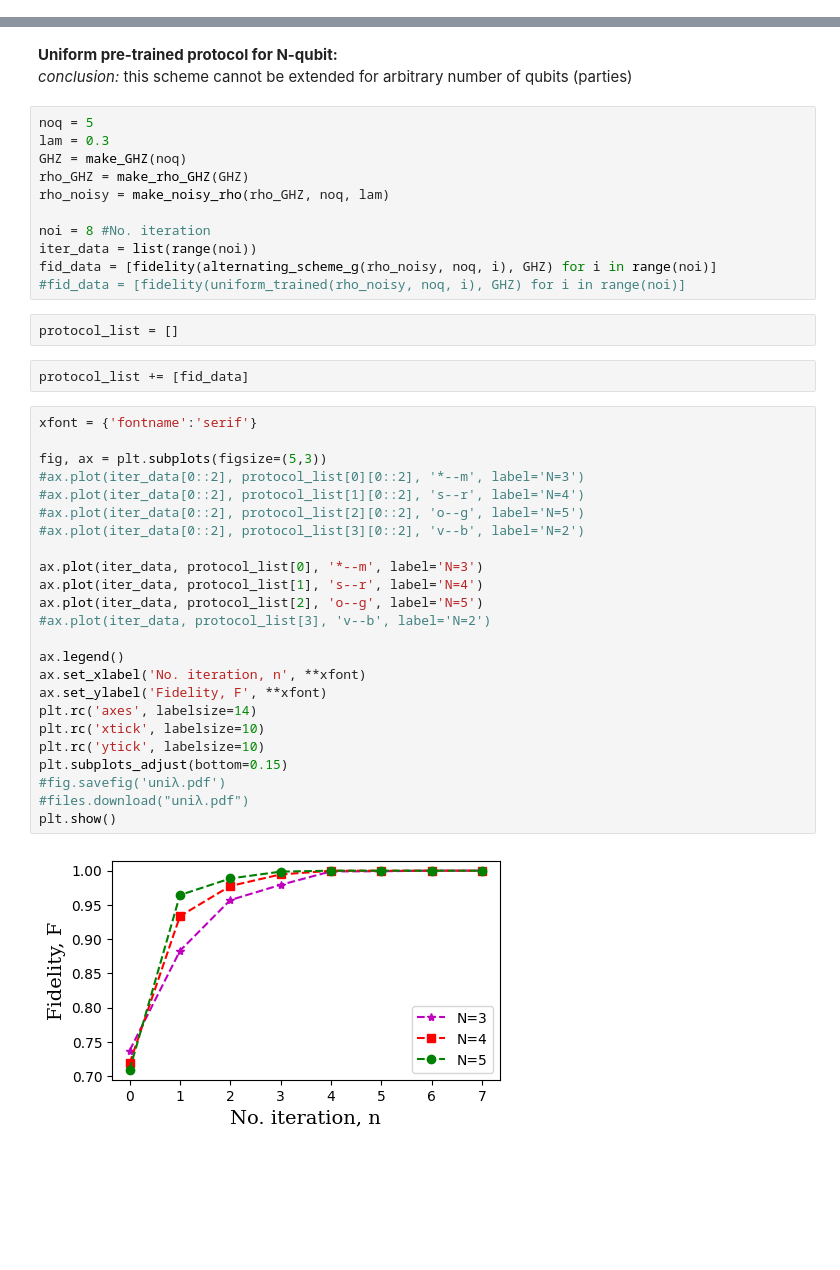
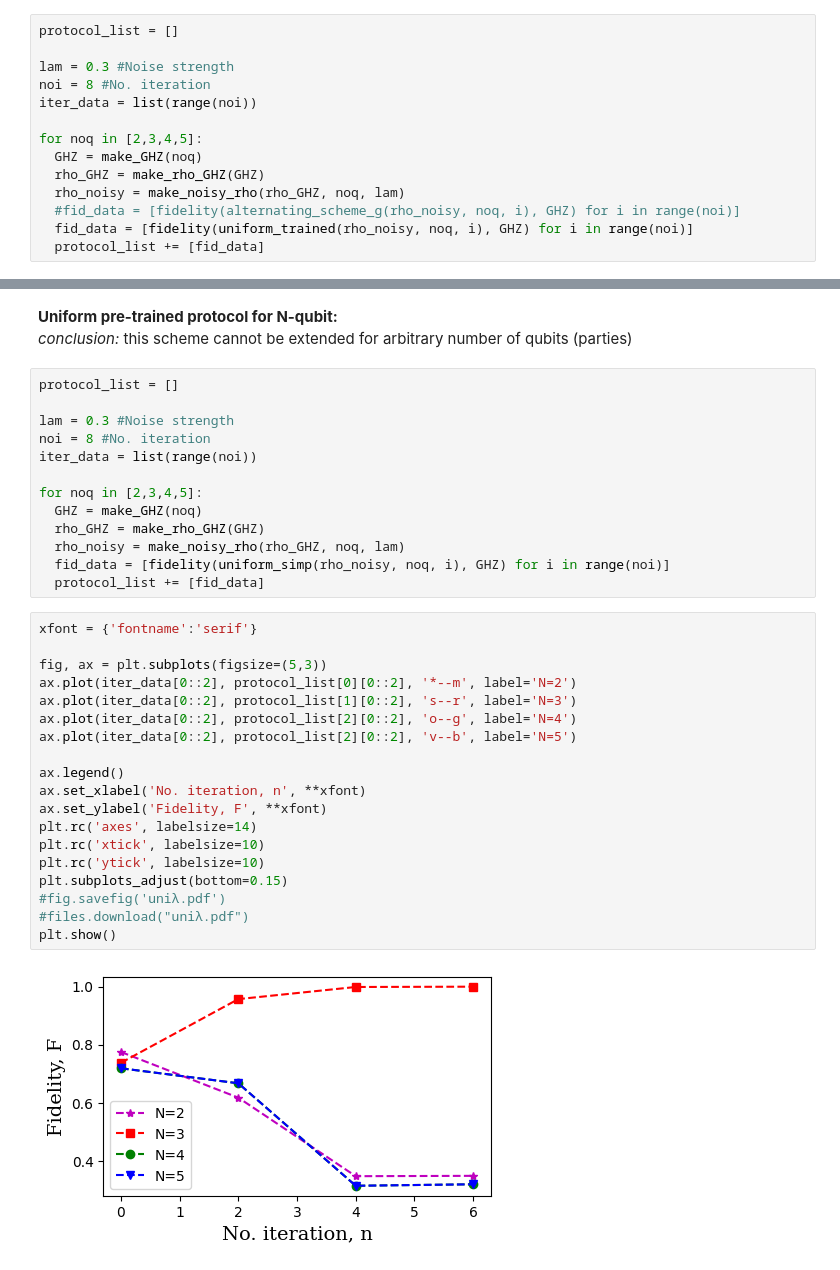
Before and after one commit to Aron9605/N-qubit-nonlinear-protocol, a Jupyter notebook: Nqubit_numerics.ipynb, the cells around one changed output, grey strips where cells are left out. Drawn from its saved outputs; the diff is of its cells as text; blank space fills up the shorter version.

```diff
--- a/Nqubit_numerics.ipynb
+++ b/Nqubit_numerics.ipynb
@@ -316,0 +336,14 @@ plt.show()
+# %%
+protocol_list = []
+
+lam = 0.3 #Noise strength
+noi = 8 #No. iteration
+iter_data = list(range(noi))
+
+for noq in [2,3,4,5]:
+  GHZ = make_GHZ(noq)
+  rho_GHZ = make_rho_GHZ(GHZ)
+  rho_noisy = make_noisy_rho(rho_GHZ, noq, lam)
+  #fid_data = [fidelity(alternating_scheme_g(rho_noisy, noq, i), GHZ) for i in range(noi)]
+  fid_data = [fidelity(uniform_trained(rho_noisy, noq, i), GHZ) for i in range(noi)]
+  protocol_list += [fid_data]
@@ -318,43 +372,36 @@ plt.show()
 **Uniform pre-trained protocol for N-qubit:** <br>
 *conclusion:* this scheme cannot be extended for arbitrary number of qubits (parties)
 # %%
-noq = 5
-lam = 0.3
-GHZ = make_GHZ(noq)
-rho_GHZ = make_rho_GHZ(GHZ)
-rho_noisy = make_noisy_rho(rho_GHZ, noq, lam)
+protocol_list = []
 
+lam = 0.3 #Noise strength
 noi = 8 #No. iteration
 iter_data = list(range(noi))
-fid_data = [fidelity(alternating_scheme_g(rho_noisy, noq, i), GHZ) for i in range(noi)]
-#fid_data = [fidelity(uniform_trained(rho_noisy, noq, i), GHZ) for i in range(noi)]
+
+for noq in [2,3,4,5]:
+  GHZ = make_GHZ(noq)
+  rho_GHZ = make_rho_GHZ(GHZ)
+  rho_noisy = make_noisy_rho(rho_GHZ, noq, lam)
+  fid_data = [fidelity(uniform_simp(rho_noisy, noq, i), GHZ) for i in range(noi)]
+  protocol_list += [fid_data]
-# %%
-protocol_list = []
-# %%
-protocol_list += [fid_data]
 # %%
 xfont = {'fontname':'serif'}
 
 fig, ax = plt.subplots(figsize=(5,3))
-#ax.plot(iter_data[0::2], protocol_list[0][0::2], '*--m', label='N=3')
-#ax.plot(iter_data[0::2], protocol_list[1][0::2], 's--r', label='N=4')
-#ax.plot(iter_data[0::2], protocol_list[2][0::2], 'o--g', label='N=5')
-#ax.plot(iter_data[0::2], protocol_list[3][0::2], 'v--b', label='N=2')
-
-ax.plot(iter_data, protocol_list[0], '*--m', label='N=3')
-ax.plot(iter_data, protocol_list[1], 's--r', label='N=4')
-ax.plot(iter_data, protocol_list[2], 'o--g', label='N=5')
-#ax.plot(iter_data, protocol_list[3], 'v--b', label='N=2')
+ax.plot(iter_data[0::2], protocol_list[0][0::2], '*--m', label='N=2')
+ax.plot(iter_data[0::2], protocol_list[1][0::2], 's--r', label='N=3')
+ax.plot(iter_data[0::2], protocol_list[2][0::2], 'o--g', label='N=4')
+ax.plot(iter_data[0::2], protocol_list[2][0::2], 'v--b', label='N=5')
 
 ax.legend()
 ax.set_xlabel('No. iteration, n', **xfont)
 ax.set_ylabel('Fidelity, F', **xfont)
 plt.rc('axes', labelsize=14)
 plt.rc('xtick', labelsize=10)
 plt.rc('ytick', labelsize=10)
 plt.subplots_adjust(bottom=0.15)
 #fig.savefig('uniλ.pdf')
 #files.download("uniλ.pdf")
 plt.show()
 # %% [output]
-[figure, old version]
+[figure, new version]
```
Also changed, not shown: parts of 10 cells of this notebook.
